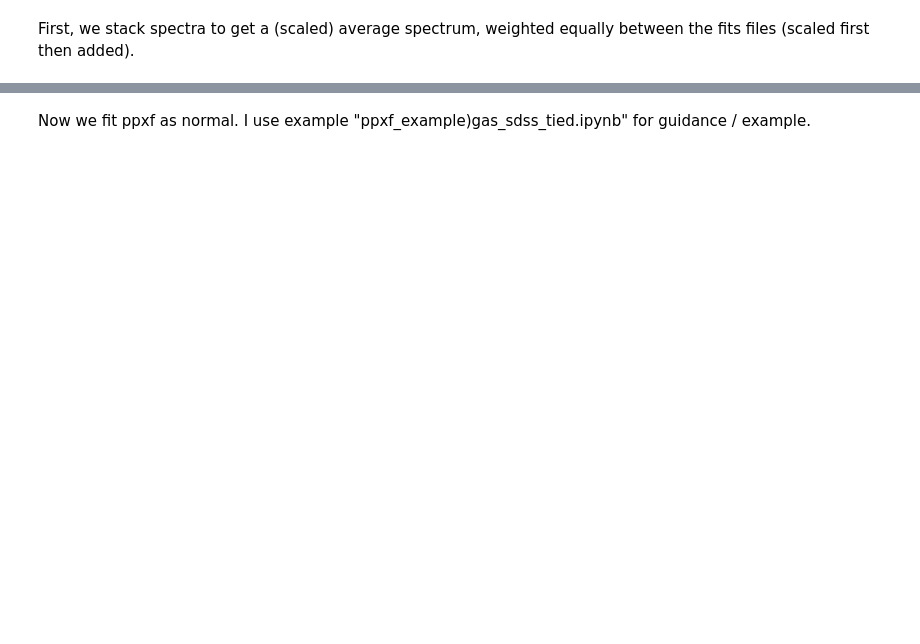
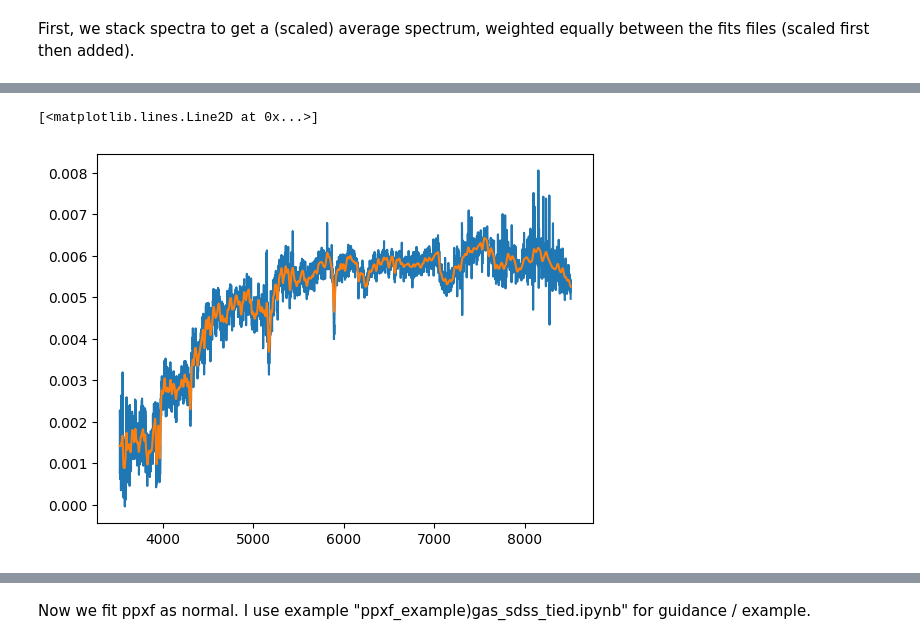
Before and after one commit to CARosss/AS01, a Jupyter notebook: stacking_spectra.ipynb, the cells around one changed output, grey strips where cells are left out. Cells and saved outputs as stored; diff of their text form; code cells hidden in the pictures; blank space fills up the shorter version.

```diff
--- a/stacking_spectra.ipynb
+++ b/stacking_spectra.ipynb
@@ -94 +124,49 @@ print(data[1][0][0])  #"" "" for second spectrum
+# %%
+import numpy as np
+from scipy.ndimage import gaussian_filter1d
+c = 299792.458 # speed of light in km/s
+
+
+def calculate_sigma_diff(wave, sigma_gal, sigma_fin):
+    # For log-binned spectra:
+    ln_wave = np.log(wave)
+    d_ln_wave = (ln_wave[-1] - ln_wave[0])/(len(wave) - 1)  # log step size
+    velscale = c * d_ln_wave  # Velocity scale in km/s per pixel
+
+    wave_ref = np.mean(wave)  # Use mean wavelength as reference
+    sigma_gal_pxl = sigma_gal / velscale  # Convert km/s to pixels
+    sigma_fin_pxl = sigma_fin / velscale
+
+    sigma_diff = np.sqrt(sigma_fin_pxl**2 - sigma_gal_pxl**2)
+
+    return sigma_diff
+
+def smooth_spectrum_to_sigma(wave, flux, sigma_gal, sigma_fin):
+    if sigma_fin <= sigma_gal:
+        return flux
+
+    sigma_diff = calculate_sigma_diff(wave, sigma_gal, sigma_fin)
+
+    # Apply smoothing with single sigma_diff value
+    smoothed_flux = gaussian_filter1d(flux, sigma_diff)
+    # print(f"Original sigma: {sigma_gal:.2f} km/s, Smoothing kernel: {sigma_diff:.2f} pixels")
+    return smoothed_flux
+
+def smooth(data, sigma_gals, sigma_fin):
+    smoothed_data = []
+
+    for (wave, flux, ivar), sigma_gal in zip(data, sigma_gals):
+        smoothed_flux = smooth_spectrum_to_sigma(wave, flux, sigma_gal, sigma_fin)
+        smoothed_data.append([wave, smoothed_flux, ivar])
+
+    return smoothed_data
+
+sigma_fin = max(vdisps)
+smoothed = smooth(data, vdisps, sigma_fin)
+
+plt.plot(data[0][0], data[0][1])
+plt.plot(smoothed[0][0], smoothed[0][1])
+# %% [output]
+[<matplotlib.lines.Line2D at 0x...>]
+[figure, added]
 # %%
```
Also changed, not shown: parts of 13 cells of this notebook, 2 other files.
